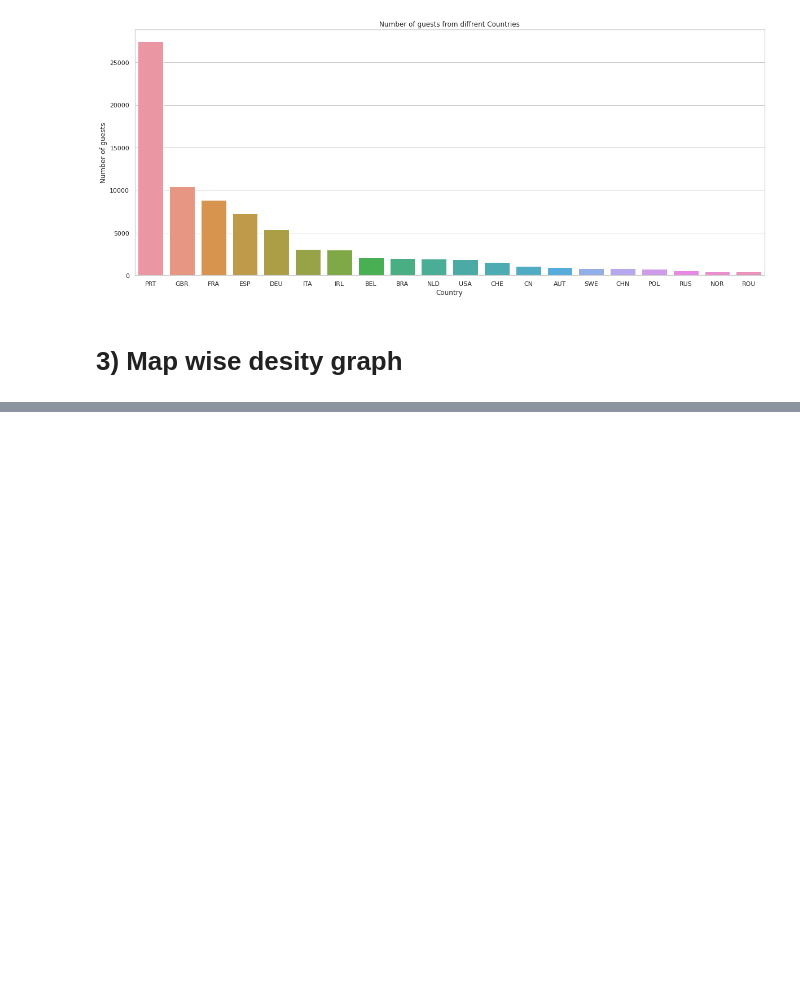
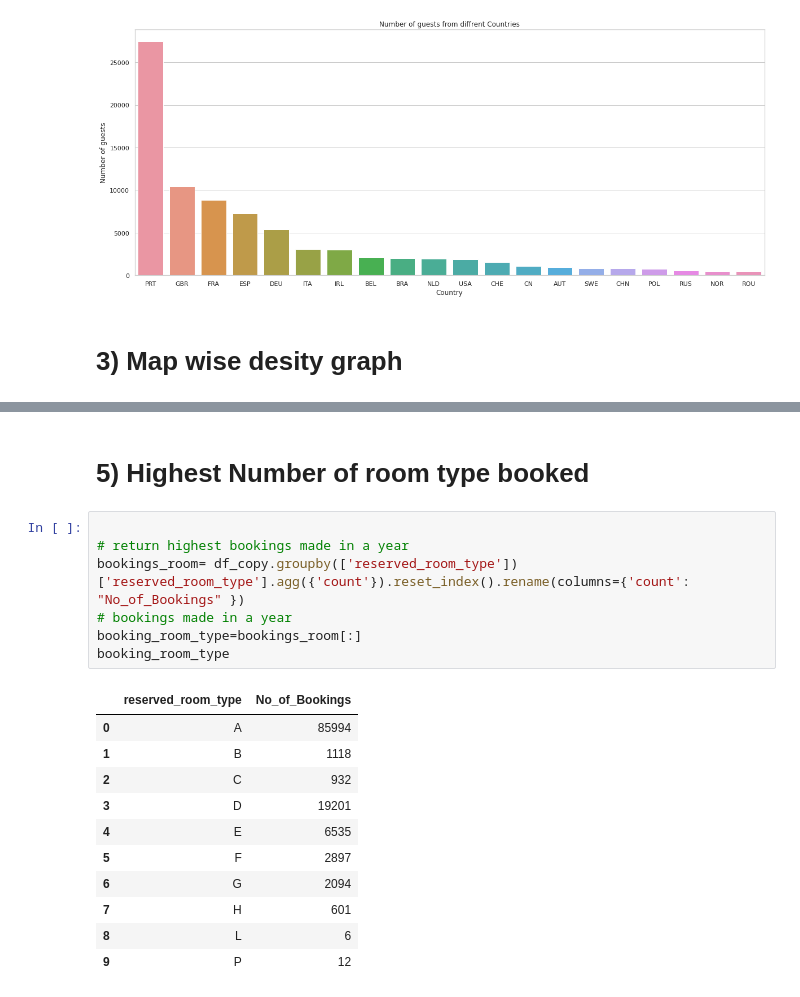
Before and after one commit to kuresh02/Hotel_Booking_EDA, a Jupyter notebook: Copy_of_Hotel_Booking_Analysis_Capstone_Project.ipynb, the cells around one changed output, grey strips where cells are left out. Cells and saved outputs as stored; diff of their text form; blank space fills up the shorter version.

```diff
--- a/Copy_of_Hotel_Booking_Analysis_Capstone_Project.ipynb
+++ b/Copy_of_Hotel_Booking_Analysis_Capstone_Project.ipynb
@@ -339,0 +371,21 @@ guests_map.show()
+# %% [markdown]
+# 5) Highest Number of room type booked
+# %%
+
+# return highest bookings made in a year
+bookings_room= df_copy.groupby(['reserved_room_type'])['reserved_room_type'].agg({'count'}).reset_index().rename(columns={'count': "No_of_Bookings" })
+# bookings made in a year
+booking_room_type=bookings_room[:]
+booking_room_type
+# %% [output]
+|  | reserved_room_type | No_of_Bookings |
+| 0 | A | 85994 |
+| 1 | B | 1118 |
+| 2 | C | 932 |
+| 3 | D | 19201 |
+| 4 | E | 6535 |
+| 5 | F | 2897 |
+| 6 | G | 2094 |
+| 7 | H | 601 |
+| 8 | L | 6 |
+| 9 | P | 12 |
```
Also changed, not shown: parts of 12 cells of this notebook.
